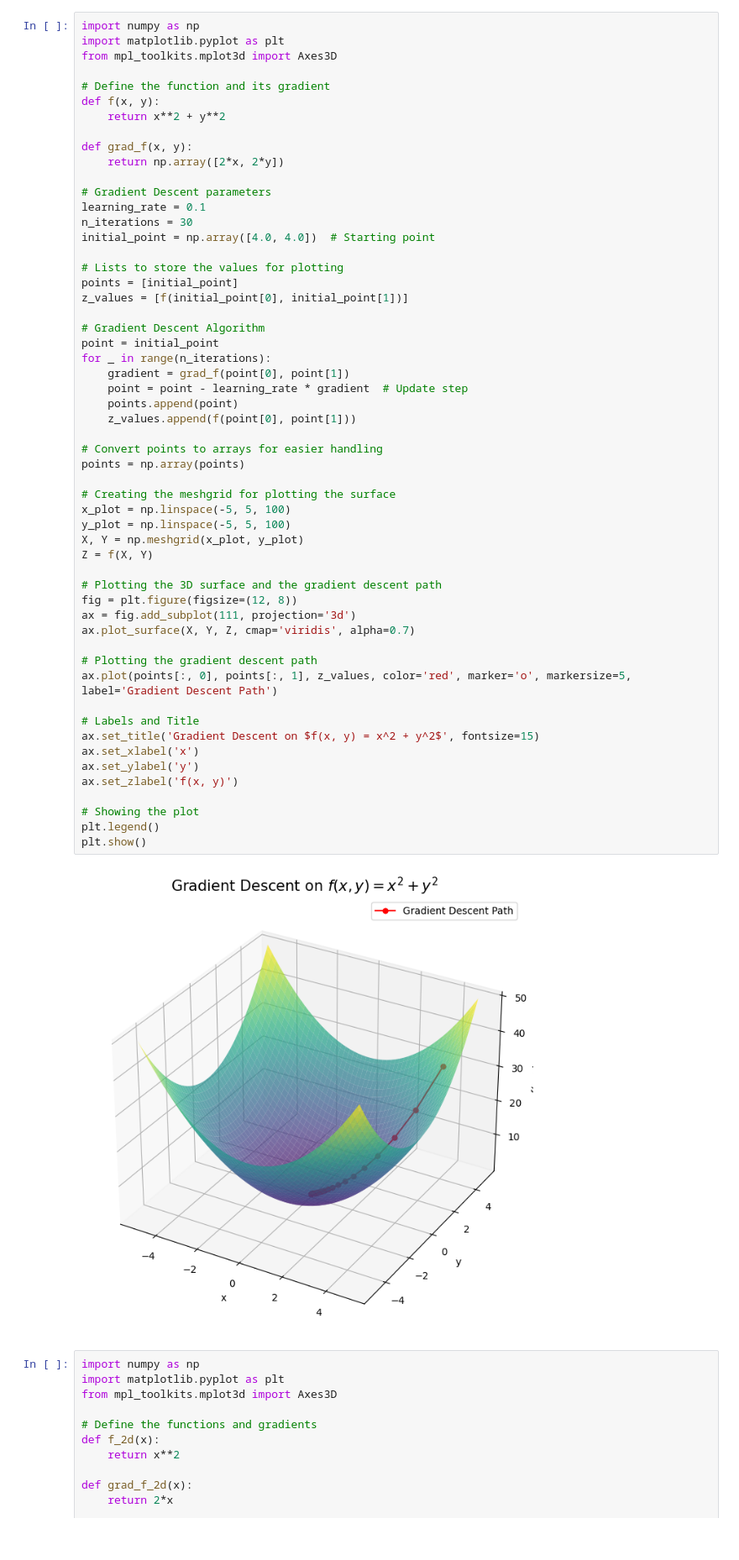
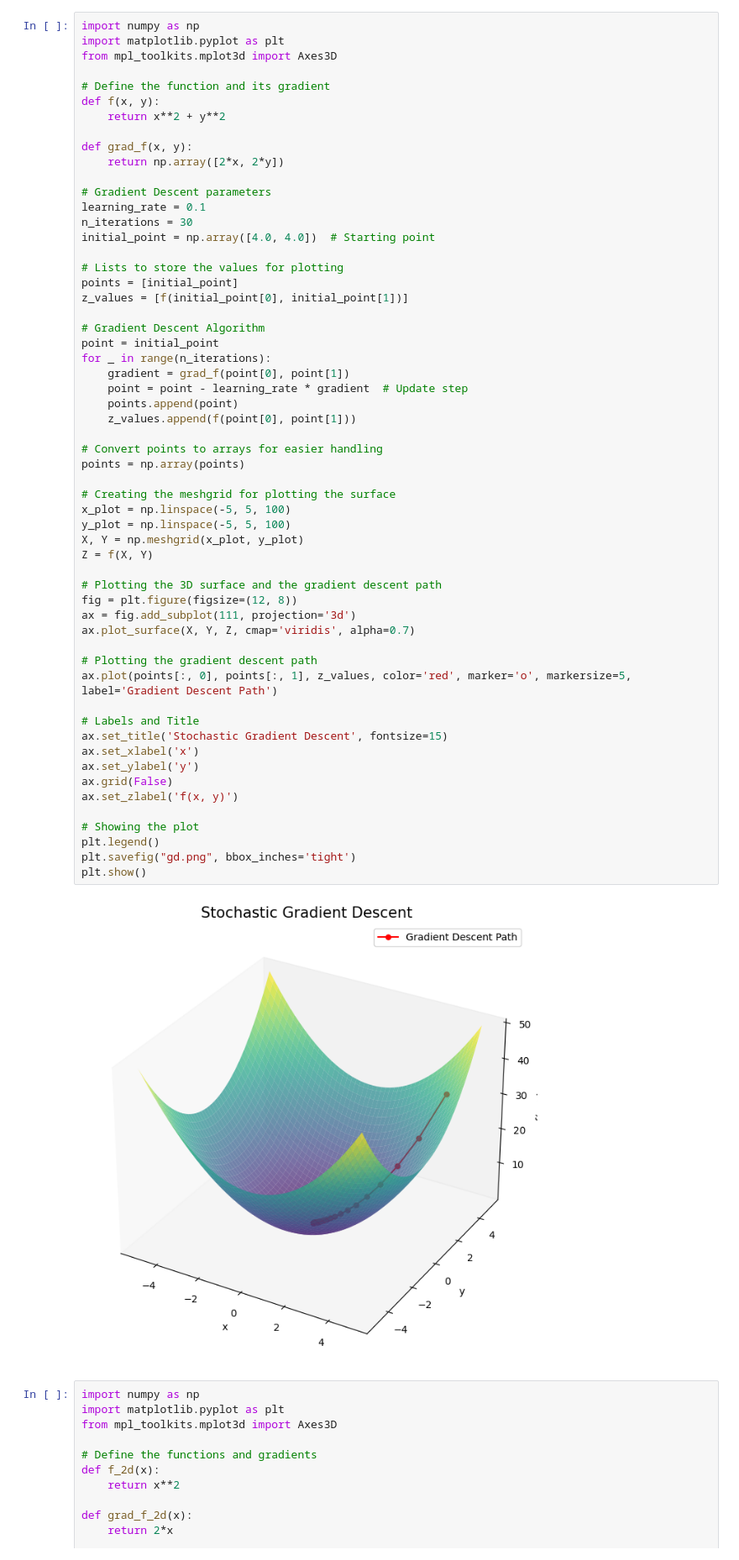
Before and after one commit to ifte110/Concept_drift_detection_adaptation, a Jupyter notebook: Plots/plots-for-report.ipynb, the cells around one changed output. Shown at 84% size. Saved outputs shown, nothing was run; the diff lists cells and outputs as text.

```diff
--- a/Plots/plots-for-report.ipynb
+++ b/Plots/plots-for-report.ipynb
@@ -152,35 +152,37 @@ for _ in range(n_iterations):
     point = point - learning_rate * gradient  # Update step
     points.append(point)
     z_values.append(f(point[0], point[1]))
 
 # Convert points to arrays for easier handling
 points = np.array(points)
 
 # Creating the meshgrid for plotting the surface
 x_plot = np.linspace(-5, 5, 100)
 y_plot = np.linspace(-5, 5, 100)
 X, Y = np.meshgrid(x_plot, y_plot)
 Z = f(X, Y)
 
 # Plotting the 3D surface and the gradient descent path
 fig = plt.figure(figsize=(12, 8))
 ax = fig.add_subplot(111, projection='3d')
 ax.plot_surface(X, Y, Z, cmap='viridis', alpha=0.7)
 
 # Plotting the gradient descent path
 ax.plot(points[:, 0], points[:, 1], z_values, color='red', marker='o', markersize=5, label='Gradient Descent Path')
 
 # Labels and Title
-ax.set_title('Gradient Descent on $f(x, y) = x^2 + y^2$', fontsize=15)
+ax.set_title('Stochastic Gradient Descent', fontsize=15)
 ax.set_xlabel('x')
 ax.set_ylabel('y')
+ax.grid(False)
 ax.set_zlabel('f(x, y)')
 
 # Showing the plot
 plt.legend()
+plt.savefig("gd.png", bbox_inches='tight')
 plt.show()
 # %% [output]
-[figure, old version]
+[figure, new version]
 # %%
 import numpy as np
 import matplotlib.pyplot as plt
```
Also changed, not shown: parts of 1 cell of this notebook, 6 other files.
